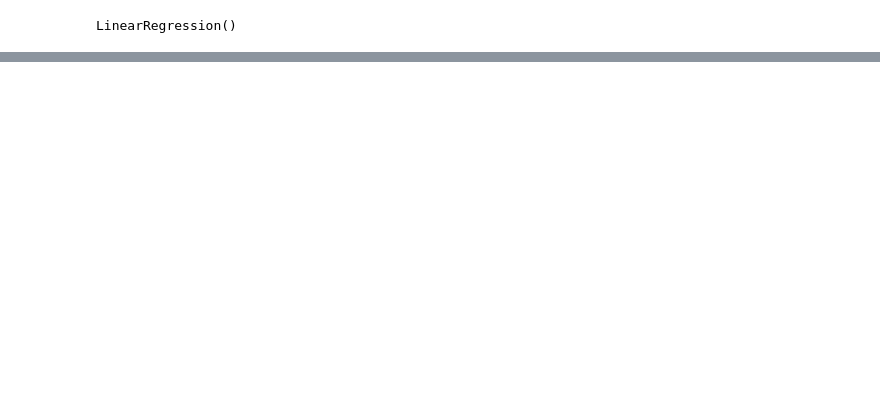
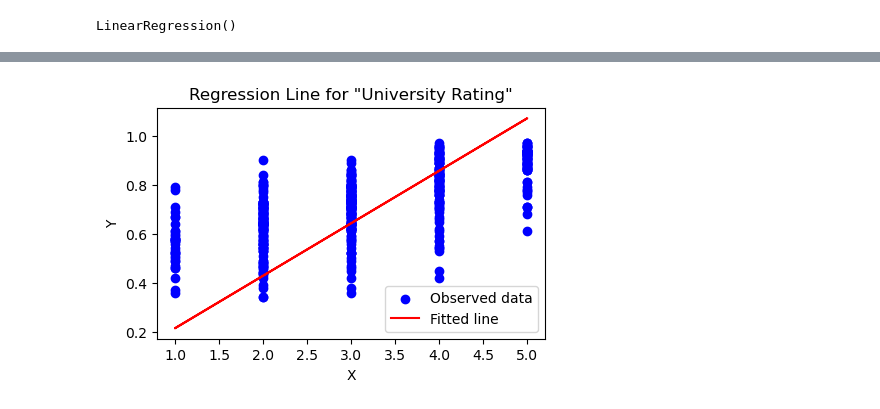
Before and after one commit to UpendraSinghRathore85/ML-Projects-Python, a Jupyter notebook: LinearRegression/Bussiness Case - Jamboree Education.ipynb, the cells around one changed output, grey strips where cells are left out. Saved outputs shown, nothing was run; the diff lists cells and outputs as text; code cells hidden in the pictures; blank space fills up the shorter version.

```diff
--- a/LinearRegression/Bussiness Case - Jamboree Education.ipynb
+++ b/LinearRegression/Bussiness Case - Jamboree Education.ipynb
@@ -440,0 +738,6 @@ model.coef_, model.intercept_
+# %%
+# Fit an OLS model
+feature = 'University Rating'
+check_LinearRelation_Xy(feature)
+# %% [output]
+[figure, added]
```
Also changed, not shown: parts of 101 cells of this notebook, 5 other files.
